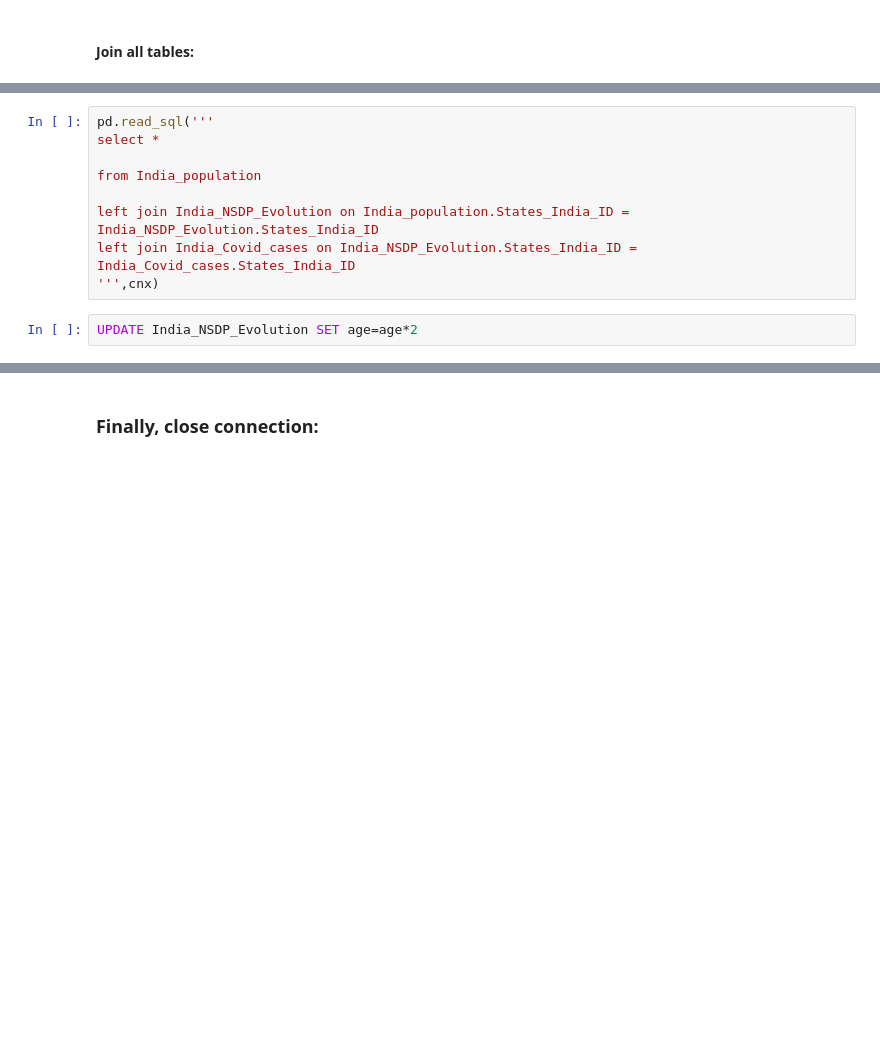
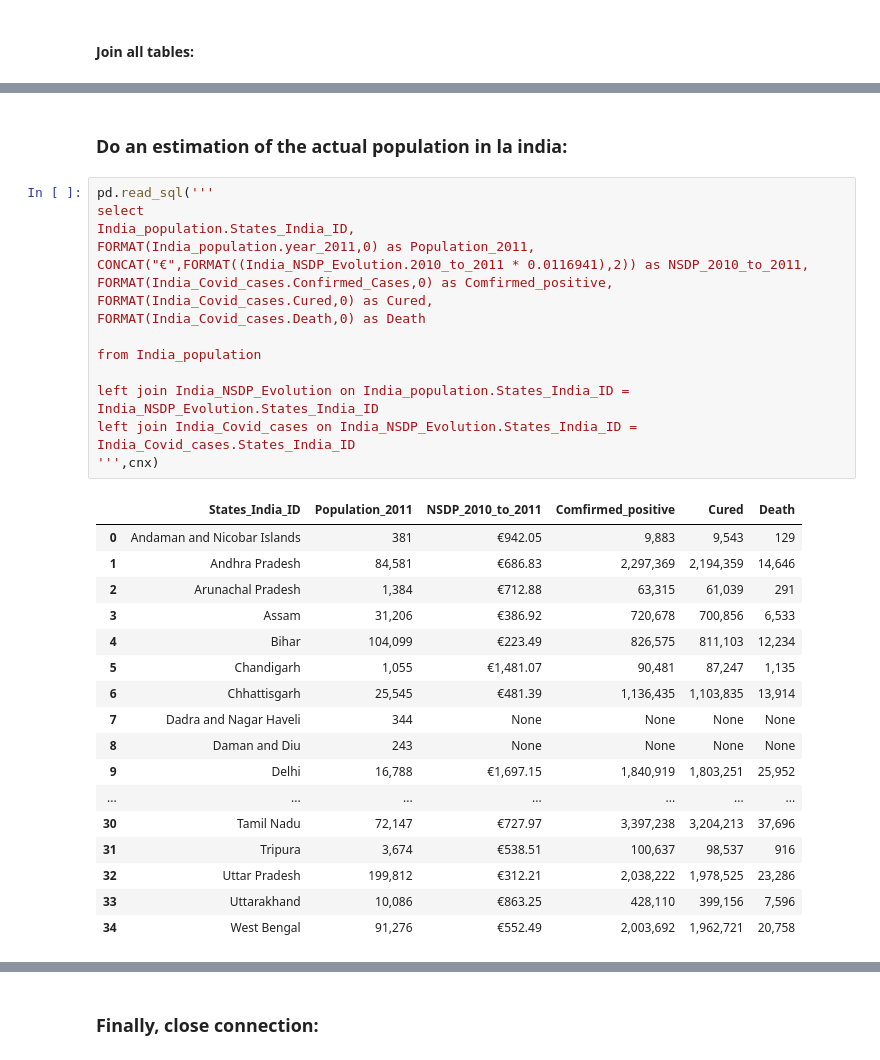
Before and after one commit to AntonioLopga12/ETL_Proyect_2022, a Jupyter notebook: 3_LOAD.ipynb, the cells around one changed output, grey strips where cells are left out. Saved outputs shown, nothing was run; the diff lists cells and outputs as text; blank space fills up the shorter version.

```diff
--- a/3_LOAD.ipynb
+++ b/3_LOAD.ipynb
@@ -277,11 +266,35 @@ left join India_Covid_cases on India_NSDP_Evolution.States_India_ID = India_Covi
+# %% [markdown]
+### **Do an estimation of the actual population in la india:**
 # %%
 pd.read_sql('''
-select *
+select
+India_population.States_India_ID,
+FORMAT(India_population.year_2011,0) as Population_2011,
+CONCAT("€",FORMAT((India_NSDP_Evolution.2010_to_2011 * 0.0116941),2)) as NSDP_2010_to_2011,
+FORMAT(India_Covid_cases.Confirmed_Cases,0) as Comfirmed_positive,
+FORMAT(India_Covid_cases.Cured,0) as Cured,
+FORMAT(India_Covid_cases.Death,0) as Death
 
 from India_population
 
 left join India_NSDP_Evolution on India_population.States_India_ID = India_NSDP_Evolution.States_India_ID
 left join India_Covid_cases on India_NSDP_Evolution.States_India_ID = India_Covid_cases.States_India_ID
 ''',cnx)
+# %% [output]
+|  | States_India_ID | Population_2011 | NSDP_2010_to_2011 | Comfirmed_positive | Cured | Death |
+| 0 | Andaman and Nicobar Islands | 381 | €942.05 | 9,883 | 9,543 | 129 |
+| 1 | Andhra Pradesh | 84,581 | €686.83 | 2,297,369 | 2,194,359 | 14,646 |
+| 2 | Arunachal Pradesh | 1,384 | €712.88 | 63,315 | 61,039 | 291 |
+| 3 | Assam | 31,206 | €386.92 | 720,678 | 700,856 | 6,533 |
+| 4 | Bihar | 104,099 | €223.49 | 826,575 | 811,103 | 12,234 |
+| 5 | Chandigarh | 1,055 | €1,481.07 | 90,481 | 87,247 | 1,135 |
+| 6 | Chhattisgarh | 25,545 | €481.39 | 1,136,435 | 1,103,835 | 13,914 |
+| 7 | Dadra and Nagar Haveli | 344 | None | None | None | None |
+| 8 | Daman and Diu | 243 | None | None | None | None |
+| 9 | Delhi | 16,788 | €1,697.15 | 1,840,919 | 1,803,251 | 25,952 |
+| ... | ... | ... | ... | ... | ... | ... |
+| 30 | Tamil Nadu | 72,147 | €727.97 | 3,397,238 | 3,204,213 | 37,696 |
+| 31 | Tripura | 3,674 | €538.51 | 100,637 | 98,537 | 916 |
+| 32 | Uttar Pradesh | 199,812 | €312.21 | 2,038,222 | 1,978,525 | 23,286 |
+| 33 | Uttarakhand | 10,086 | €863.25 | 428,110 | 399,156 | 7,596 |
+| 34 | West Bengal | 91,276 | €552.49 | 2,003,692 | 1,962,721 | 20,758 |
-# %%
-UPDATE India_NSDP_Evolution SET age=age*2
```
Also changed, not shown: parts of 18 cells of this notebook, 4 other files.
